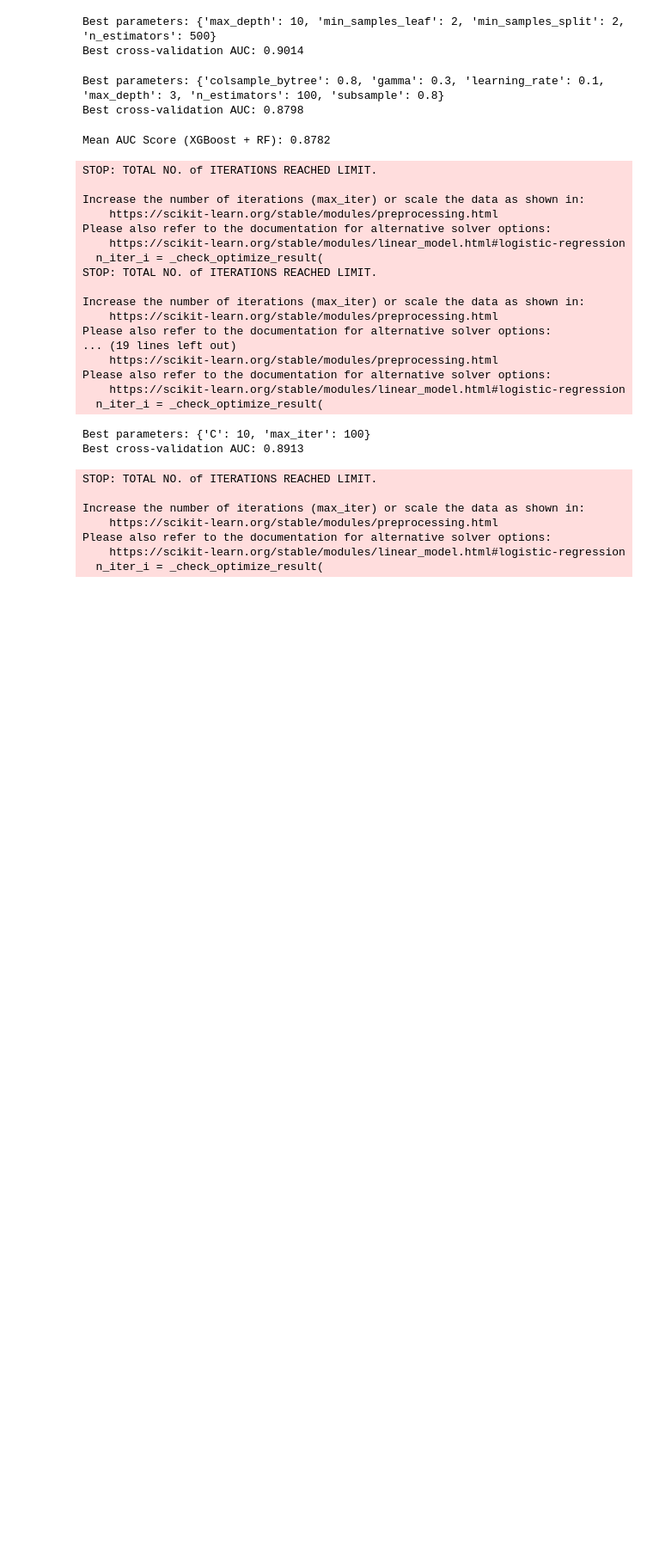
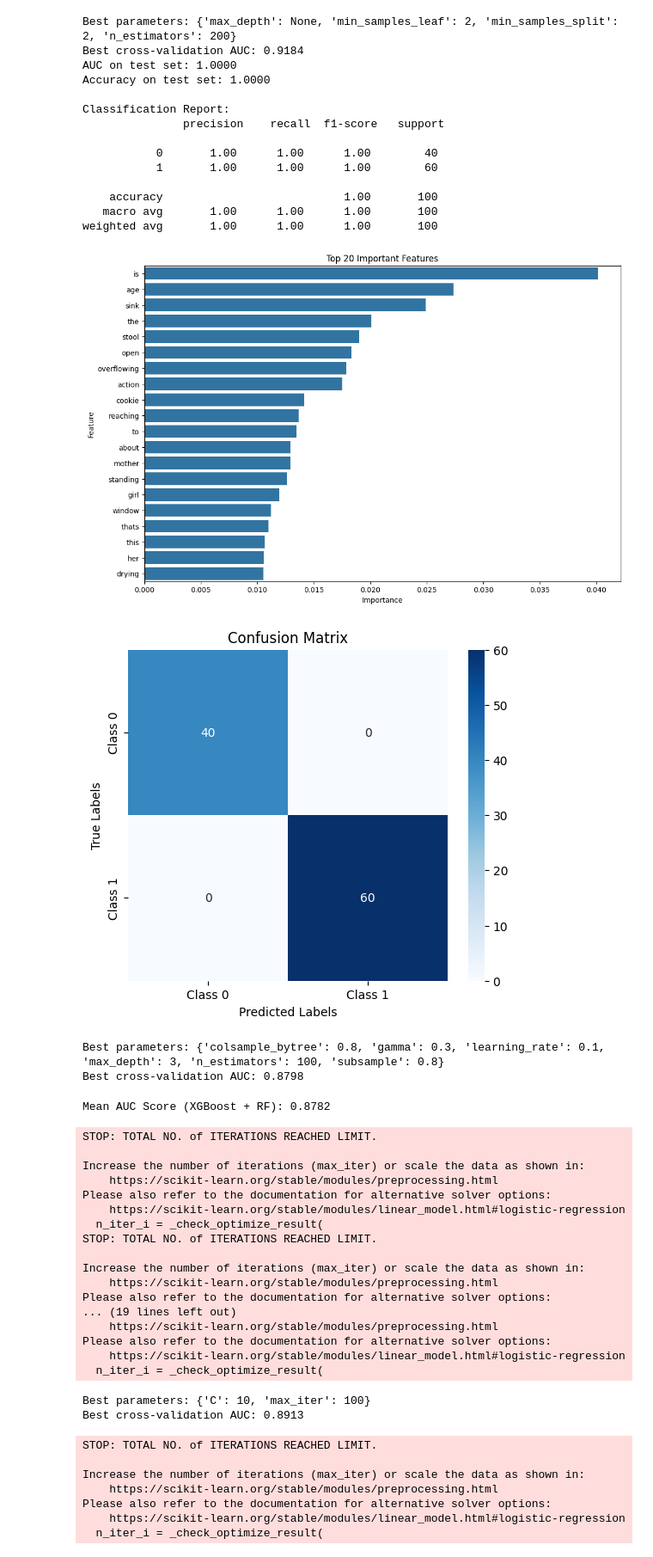
Before and after one commit to laiacoronas/predicting_dementia, a Jupyter notebook: code/models/conversasionals/TDIF.ipynb, the cells around one changed output. Shown at 86% size. Drawn from its saved outputs; the diff is of its cells as text; code cells hidden in the pictures; blank space fills up the shorter version.

```diff
--- a/code/models/conversasionals/TDIF.ipynb
+++ b/code/models/conversasionals/TDIF.ipynb
@@ -7,7 +7,7 @@ from sklearn.preprocessing import LabelEncoder
 from sklearn.metrics import accuracy_score
 import numpy as np
 
-df = pd.read_csv("C:\\Users\\lclai\\Desktop\\data_dementia\\clean\\pitt_withoutwords.csv")
+df = pd.read_csv("C:\\Users\\lclai\\Desktop\\data_dementia\\clean\\pitt_clean.csv")
 df = df[(df['label'] == 0) | (df['label'] == 1)]
 
 df["sex"] = df["sex"].map({"M": 0, "F": 1})
@@ -23,30 +23,74 @@ X_train, X_test, y_train, y_test = train_test_split(X, y, test_size=0.2, random_
 # %%
 from sklearn.ensemble import RandomForestClassifier
 from sklearn.model_selection import cross_val_score, GridSearchCV
 from sklearn.preprocessing import LabelEncoder
-from sklearn.metrics import roc_auc_score
+from sklearn.metrics import roc_auc_score, classification_report, confusion_matrix
 import numpy as np
+import matplotlib.pyplot as plt
+import seaborn as sns
 
 clf = RandomForestClassifier(random_state=42)
 param_grid = {
     'n_estimators': [100, 200, 500],
     'max_depth': [None, 10, 20, 30],
     'min_samples_split': [2, 5, 10],
     'min_samples_leaf': [1, 2, 4]
 }
 
 grid_search = GridSearchCV(clf, param_grid, cv=5, scoring='roc_auc', n_jobs=-1)
 grid_search.fit(X, y)
 
 best_clf = grid_search.best_estimator_
-y_pred_proba = best_clf.predict_proba(X)[:, 1]
-auc_score = roc_auc_score(y, y_pred_proba)
+
+y_pred = best_clf.predict(X_test)
+y_pred_proba = best_clf.predict_proba(X_test)[:, 1]
+
+auc_score = roc_auc_score(y_test, y_pred_proba)
+accuracy = accuracy_score(y_test, y_pred)
 
 print(f"Best parameters: {grid_search.best_params_}")
 print(f"Best cross-validation AUC: {grid_search.best_score_:.4f}")
+print(f"AUC on test set: {auc_score:.4f}")
+print(f"Accuracy on test set: {accuracy:.4f}")
+print("\nClassification Report:\n", classification_report(y_test, y_pred))
+
+importances = best_clf.feature_importances_
+
+feature_names = np.concatenate([["age", "sex"], vectorizer.get_feature_names_out()])
+importance_df = pd.DataFrame({
+    'Feature': feature_names,
+    'Importance': importances
+}).sort_values(by='Importance', ascending=False)
+
+plt.figure(figsize=(12, 8))
+sns.barplot(x='Importance', y='Feature', data=importance_df.head(20))
+plt.title('Top 20 Important Features')
+plt.show()
+
+cm = confusion_matrix(y_test, y_pred)
+plt.figure(figsize=(6, 5))
+sns.heatmap(cm, annot=True, fmt='d', cmap='Blues', xticklabels=['Class 0', 'Class 1'], yticklabels=['Class 0', 'Class 1'])
+plt.title('Confusion Matrix')
+plt.xlabel('Predicted Labels')
+plt.ylabel('True Labels')
+plt.show()
 # %% [output]
-Best parameters: {'max_depth': 10, 'min_samples_leaf': 2, 'min_samples_split': 2, 'n_estimators': 500}
-Best cross-validation AUC: 0.9014
+Best parameters: {'max_depth': None, 'min_samples_leaf': 2, 'min_samples_split': 2, 'n_estimators': 200}
+Best cross-validation AUC: 0.9184
+AUC on test set: 1.0000
+Accuracy on test set: 1.0000
+
+Classification Report:
+               precision    recall  f1-score   support
+
+           0       1.00      1.00      1.00        40
+           1       1.00      1.00      1.00        60
+
+    accuracy                           1.00       100
+   macro avg       1.00      1.00      1.00       100
+weighted avg       1.00      1.00      1.00       100
+[figure, added]
+[figure, added]
 # %%
 import pandas as pd
 import numpy as np
```
Also changed, not shown: 1 other file.
